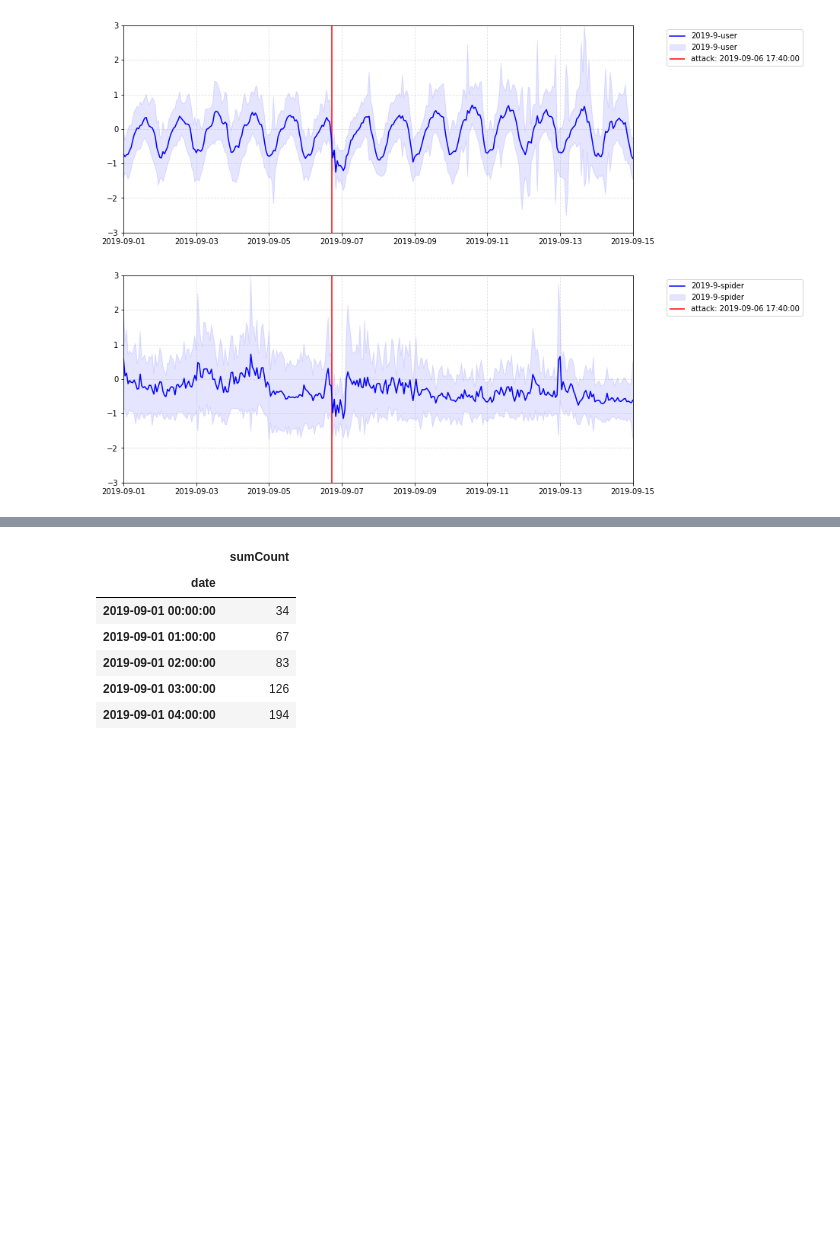
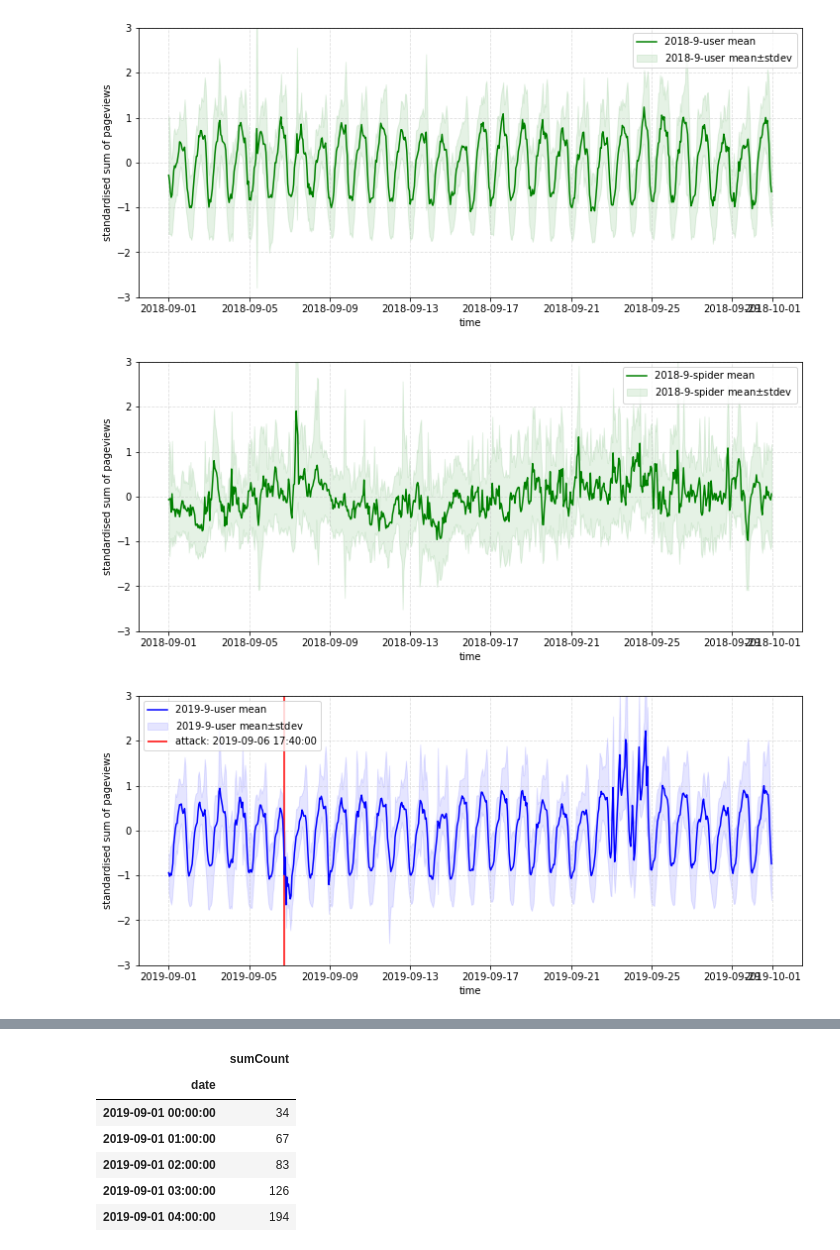
Before and after one commit to charelF/LSDEW4, a Jupyter notebook: exploration/charel/charel_attack_exploration2.ipynb, the cells around one changed output, grey strips where cells are left out. Drawn from its saved outputs; the diff is of its cells as text; code cells hidden in the pictures; blank space fills up the shorter version.

```diff
--- a/exploration/charel/charel_attack_exploration2.ipynb
+++ b/exploration/charel/charel_attack_exploration2.ipynb
@@ -5,6 +5,8 @@ import matplotlib.pyplot as plt
 import datetime
 import warnings
 warnings.filterwarnings('ignore')
+
+def standardise(vec): return (vec - vec.mean()) / vec.std()
 # %%
 df = pd.read_parquet("../../data/small/A1.parquet")
 df["date"] = pd.to_datetime(df.loc[:, ["year", "month", "day", "hour"]])
@@ -12,7 +14,7 @@ df.drop(columns=["year", "month", "day", "hour"], inplace=True)
 df.set_index("date", inplace=True)
 df
 
-topn = 100
+topn = 25
 df_topn = df[["sumCount", "domain"]].groupby("domain").sum("sumCount").sort_values("sumCount", ascending=False)[0:topn]
 df_treshold = df.domain.isin(df_topn.index).to_frame().rename(columns={"domain": "sumCount"})
 df.loc[df_treshold["sumCount"], "newDomain"] = df[df_treshold["sumCount"]].domain
@@ -43,44 +45,39 @@ df
 # %%
-years = [2019]#df.index.year.unique().to_list()
+years = df.index.year.unique().to_list()
 months = df.index.month.unique().to_list()
 domains = df["newDomain"].unique()
 traffictypes = df["trafficType"].unique()
 
-x = pd.date_range(start=datetime.datetime(2019,9,1,0), end=datetime.datetime(2019,9,30,23), freq="H")
 attack_start = datetime.datetime(2019,9,6,17,40,0)
 
-ys = []
-
 for year in years:
+    color = "green" if year == 2018 else "blue"
     for month in months:
         for traffictype in traffictypes:
             plt.figure(figsize=(12,5))
+            x = pd.date_range(start=datetime.datetime(year,month,1,0), end=datetime.datetime(year,month,30,23), freq="H")
+            ys = np.zeros(shape=(len(domains), len(x)))
             for i, domain in enumerate(domains):
-                # print(year, month)
                 dfcut = df[
                     (df.index.year == year) &
                     (df.index.month == month) &
                     (df.trafficType == traffictype) &
                     (df.newDomain == domain)
                 ]
-                # y = dfcut.resample("H").sum().fillna(0).to_numpy().reshape(-1)
-                y = dfcut.reindex(index=x)["sumCount"].fillna(0).to_numpy().reshape(-1)
-                y_std = (y - np.mean(y)) / np.std(y)
-                ys.append(y_std)
-            plt.plot(x,np.mean(np.array(ys), axis=0), label=f"{year}-{month}-{traffictype}", color="blue", alpha=1)
-            plt.fill_between(
-                x,
-                np.mean(np.array(ys), axis=0)-np.std(np.array(ys), axis=0),
-                np.mean(np.array(ys), axis=0)+np.std(np.array(ys), axis=0),
-                label=f"{year}-{month}-{traffictype}", color="blue", alpha=0.1
-            )
-            ys=[]
-            plt.xlim(datetime.date(2019, 9, 1), datetime.date(2019, 9, 15))
+                y = dfcut.reindex(index=x)["sumCount"].fillna(0)
+                ys[i] = y.transform(standardise).to_numpy().reshape(-1)
+            plt.plot(x, np.mean(ys, axis=0), label=f"{year}-{month}-{traffictype} mean", color=color, alpha=1)
+            plt.fill_between(x, np.mean(ys, axis=0)-np.std(ys, axis=0), np.mean(ys, axis=0)+np.std(ys, axis=0), label=f"{year}-{month}-{traffictype} mean$\pm$stdev", color=color, alpha=0.1)
+            # plt.xlim(datetime.date(2019, 9, 1), datetime.date(2019, 9, 15))
             plt.ylim(-3,3)
-            plt.vlines(attack_start, *plt.gca().get_ylim(), color="red", label=f"attack: {attack_start}")
-            plt.legend(loc=9, bbox_to_anchor=(1.2, 1))
+            if (year == 2019): plt.vlines(attack_start, *plt.gca().get_ylim(), color="red", label=f"attack: {attack_start}")
+            # plt.legend(loc=9, bbox_to_anchor=(1.2, 1))
+            plt.legend()
             plt.grid(which="both", alpha=0.4, linestyle="--")
+            plt.xlabel("time")
+            plt.ylabel("standardised sum of pageviews")
             plt.show()
 # %% [output]
-[figure, old version]
+[figure, new version]
-[figure, old version]
+[figure, new version]
+[figure, added]
```
Also changed, not shown: parts of 2 cells of this notebook, 2 other files.
